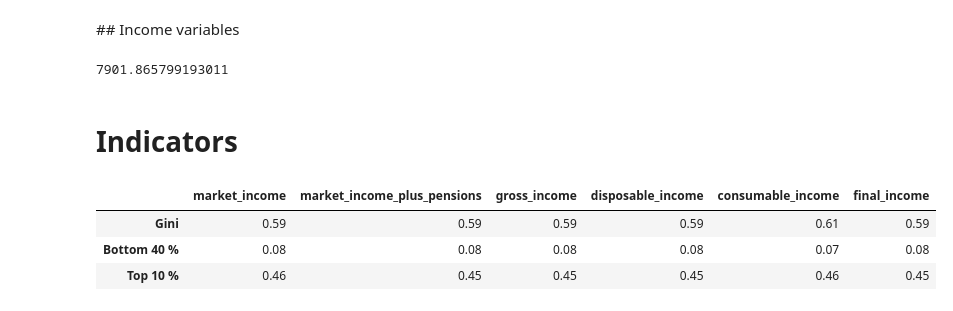
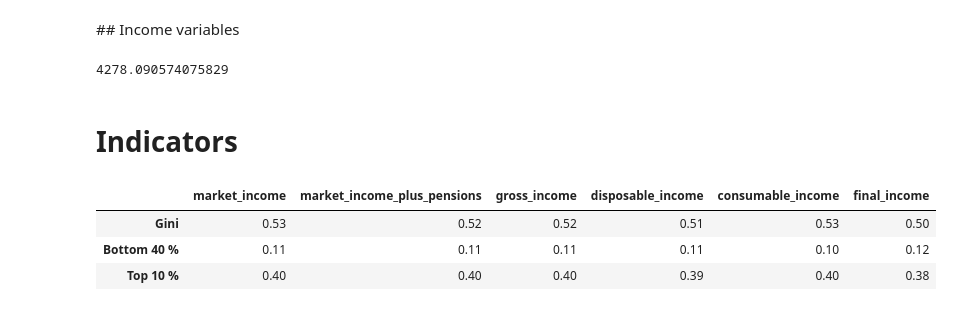
Before and after one commit to openfisca/openfisca-ceq, a Jupyter notebook: notebooks/test.ipynb, the cells around one changed output. Cells and saved outputs as stored; diff of their text form; code cells hidden in the pictures.

```diff
--- a/notebooks/test.ipynb
+++ b/notebooks/test.ipynb
@@ -20,7 +20,7 @@ from openfisca_ceq.tools.data_ceq_correspondence import (
 # %% [markdown]
 ## Country selection
 # %%
-country = "cote_d_ivoire"
+country = "senegal"
 # %%
 year = year_by_country[country]
 survey_scenario = build_ceq_survey_scenario(legislation_country = country, year = year)
@@ -319,7 +309,7 @@ sum(
     for income_variable in income_variables
     ) / 1e9
 # %% [output]
-7901.865799193011
+4278.090574075829
 # %%
 # inflated_survey_scenario = build_ceq_survey_scenario(
 #     legislation_country = country,
@@ -337,35 +327,36 @@ sum(
 # %%
 from openfisca_survey_manager.statshelpers import gini, bottom_share, top_share, lorenz
 variables = [
     "market_income",
     "market_income_plus_pensions",
     "gross_income",
     "disposable_income",
     "consumable_income",
     "final_income",
     ]
 variable = "market_income"
-weights = survey_scenario.calculate_variable("household_weight", period = year)
+nb_persons = survey_scenario.calculate_variable("number_of_people_per_household", period = year)
+weights = survey_scenario.calculate_variable("household_weight", period = year) * nb_persons
 BOTTOM_SHARE = .4
 TOP_SHARE = .1
 pd.DataFrame.from_dict(
     dict([
         (
             variable,
             {
-                "Gini": gini(survey_scenario.calculate_variable(variable, period = year), weights),
-                "Bottom 40 %": bottom_share(survey_scenario.calculate_variable(variable, period = year), BOTTOM_SHARE, weights = weights),
-                "Top 10 %": top_share(survey_scenario.calculate_variable(variable, period = year), TOP_SHARE, weights = weights),
+                "Gini": gini(survey_scenario.calculate_variable(variable, period = year) / nb_persons, weights),
+                "Bottom 40 %": bottom_share(survey_scenario.calculate_variable(variable, period = year) / nb_persons, BOTTOM_SHARE, weights = weights),
+                "Top 10 %": top_share(survey_scenario.calculate_variable(variable, period = year) / nb_persons, TOP_SHARE, weights = weights),
                 }
             )
         for variable in variables
         ])
     ).round(2)
 # %% [output]
 |  | market_income | market_income_plus_pensions | gross_income | disposable_income | consumable_income | final_income |
-| Gini | 0.59 | 0.59 | 0.59 | 0.59 | 0.61 | 0.59 |
-| Bottom 40 % | 0.08 | 0.08 | 0.08 | 0.08 | 0.07 | 0.08 |
-| Top 10 % | 0.46 | 0.45 | 0.45 | 0.45 | 0.46 | 0.45 |
+| Gini | 0.53 | 0.52 | 0.52 | 0.51 | 0.53 | 0.50 |
+| Bottom 40 % | 0.11 | 0.11 | 0.11 | 0.11 | 0.10 | 0.12 |
+| Top 10 % | 0.40 | 0.40 | 0.40 | 0.39 | 0.40 | 0.38 |
 # %%
 survey_scenario.compute_aggregate("impots_indirects", period = year) / 1e9
 # %% [output]
```
Also changed, not shown: parts of 18 cells of this notebook, 7 other files.
